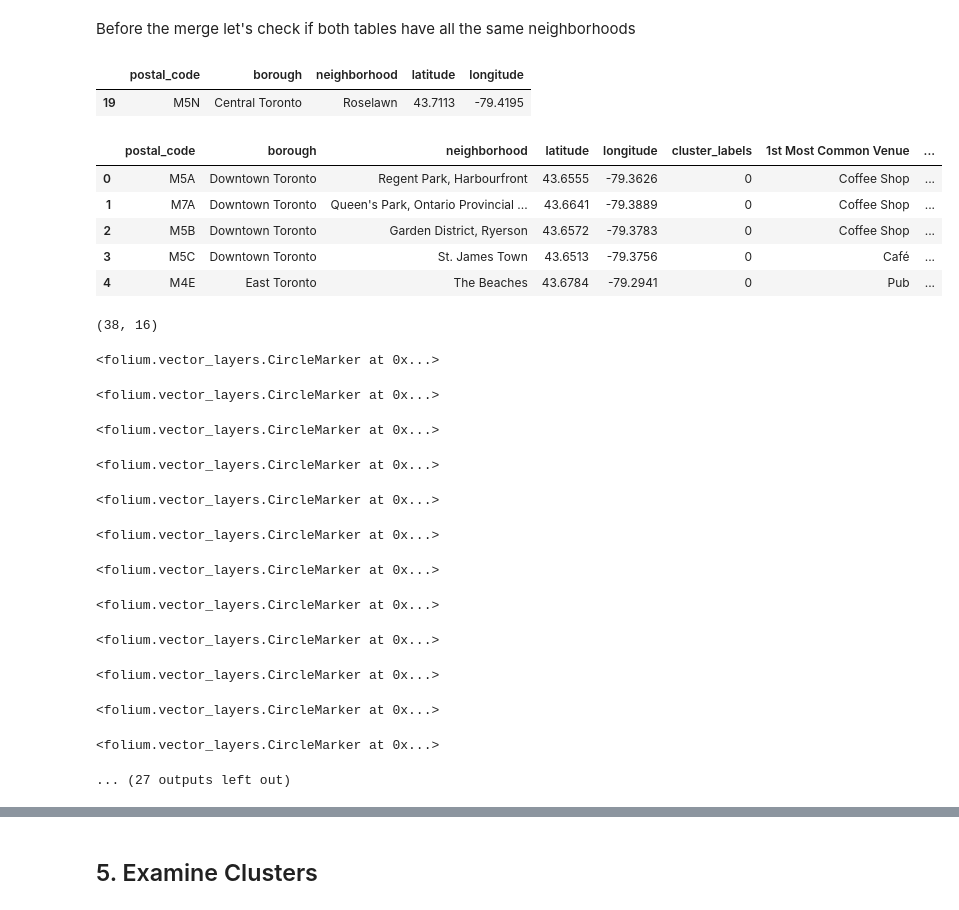
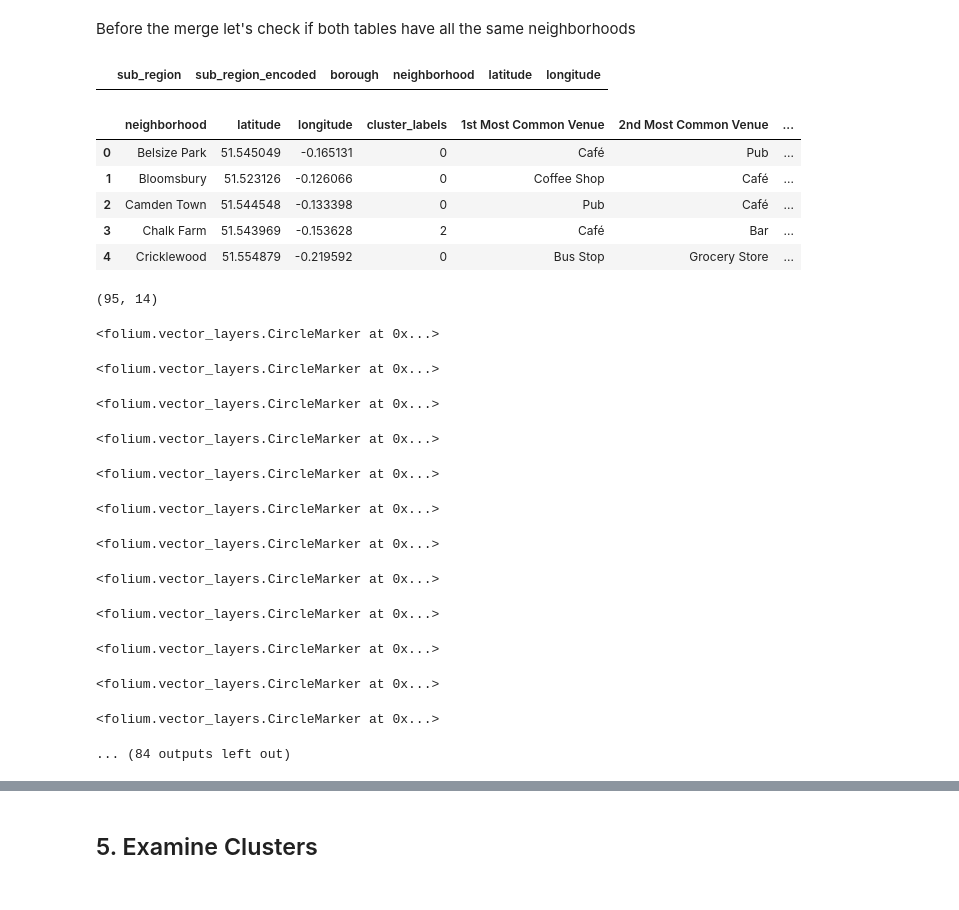
Before and after one commit to rafaelcgama/Capstone, a Jupyter notebook: final.ipynb, the cells around one changed output, grey strips where cells are left out. Saved outputs shown, nothing was run; the diff lists cells and outputs as text; code cells hidden in the pictures.

```diff
--- a/final.ipynb
+++ b/final.ipynb
@@ -1411,12 +1411,12 @@ KElbowVisualizer(ax=<AxesSubplot:>, k=None, metric='silhouette', model=None,
 <AxesSubplot:title={'center':'Silhouette Score Elbow for KMeans Clustering'}, xlabel='k', ylabel='silhouette score'>
 # %%
 # set number of clusters
-kclusters = 5
+kclusters = 6
 
-toronto_grouped_clustering = toronto_grouped.drop('neighborhood', 1)
+london_grouped_clustering = london_grouped.drop('neighborhood', 1)
 
 # run k-means clustering
-kmeans = KMeans(n_clusters=kclusters, random_state=0).fit(toronto_grouped_clustering)
+kmeans = KMeans(n_clusters=kclusters, random_state=42).fit(london_grouped_clustering)
 
 # check cluster labels generated for each row in the dataframe
 kmeans.labels_[0:10]
@@ -1427,29 +1427,28 @@ Let's create a new dataframe that includes the cluster as well as the top 10 ven
 # %% [markdown]
 Before the merge let's check if both tables have all the same neighborhoods
 # %%
-toronto_only.loc[~toronto_only['neighborhood'].isin(toronto_venues['neighborhood'])]
+london_central.loc[~london_central['neighborhood'].isin(london_central['neighborhood'])]
 # %% [output]
-|  | postal_code | borough | neighborhood | latitude | longitude |
-| 19 | M5N | Central Toronto | Roselawn | 43.7113 | -79.4195 |
+|  | sub_region | sub_region_encoded | borough | neighborhood | latitude | longitude |
 # %%
 # add clustering labels
 neighborhoods_venues_sorted.insert(0, 'cluster_labels', kmeans.labels_)
 
-toronto_merged = toronto_only.copy()
+london_merged = london_central.copy()
 
 # merge toronto_grouped with toronto_data to add latitude/longitude for each neighborhood
-toronto_merged = toronto_merged.join(neighborhoods_venues_sorted.set_index('neighborhood'), on='neighborhood', how='inner')
+london_merged = london_merged.iloc[:, 3:].join(neighborhoods_venues_sorted.set_index('neighborhood'), on='neighborhood', how='inner')
 
-toronto_merged.head() # check the last columns!
-toronto_merged.shape
+london_merged.head() # check the last columns!
+london_merged.shape
 # %% [output]
-|  | postal_code | borough | neighborhood | latitude | longitude | cluster_labels | 1st Most Common Venue | ... |
-| 0 | M5A | Downtown Toronto | Regent Park, Harbourfront | 43.6555 | -79.3626 | 0 | Coffee Shop | ... |
-| 1 | M7A | Downtown Toronto | Queen's Park, Ontario Provincial ... | 43.6641 | -79.3889 | 0 | Coffee Shop | ... |
-| 2 | M5B | Downtown Toronto | Garden District, Ryerson | 43.6572 | -79.3783 | 0 | Coffee Shop | ... |
-| 3 | M5C | Downtown Toronto | St. James Town | 43.6513 | -79.3756 | 0 | Café | ... |
-| 4 | M4E | East Toronto | The Beaches | 43.6784 | -79.2941 | 0 | Pub | ... |
+|  | neighborhood | latitude | longitude | cluster_labels | 1st Most Common Venue | 2nd Most Common Venue | ... |
+| 0 | Belsize Park | 51.545049 | -0.165131 | 0 | Café | Pub | ... |
+| 1 | Bloomsbury | 51.523126 | -0.126066 | 0 | Coffee Shop | Café | ... |
+| 2 | Camden Town | 51.544548 | -0.133398 | 0 | Pub | Café | ... |
+| 3 | Chalk Farm | 51.543969 | -0.153628 | 2 | Café | Bar | ... |
+| 4 | Cricklewood | 51.554879 | -0.219592 | 0 | Bus Stop | Grocery Store | ... |
-(38, 16)
+(95, 14)
 # %%
 # create map
 map_clusters = folium.Map(location=[latitude, longitude], zoom_start=11)
@@ -1462,7 +1461,7 @@ rainbow = [colors.rgb2hex(i) for i in colors_array]
 
 # add markers to the map
 markers_colors = []
-for lat, lon, poi, cluster in zip(toronto_merged['latitude'], toronto_merged['longitude'], toronto_merged['neighborhood'], toronto_merged['cluster_labels']):
+for lat, lon, poi, cluster in zip(london_merged['latitude'], london_merged['longitude'], london_merged['neighborhood'], london_merged['cluster_labels']):
     label = folium.Popup(str(poi) + ' Cluster ' + str(cluster), parse_html=True)
     folium.CircleMarker(
         [lat, lon],
@@ -1487,7 +1486,7 @@ map_clusters
 <folium.vector_layers.CircleMarker at 0x...>
 <folium.vector_layers.CircleMarker at 0x...>
 <folium.vector_layers.CircleMarker at 0x...>
-... (27 outputs left out)
+... (84 outputs left out)
 # %% [markdown]
 <a id='item5'></a>
 # %% [markdown]
```
Also changed, not shown: parts of 8 cells of this notebook.
